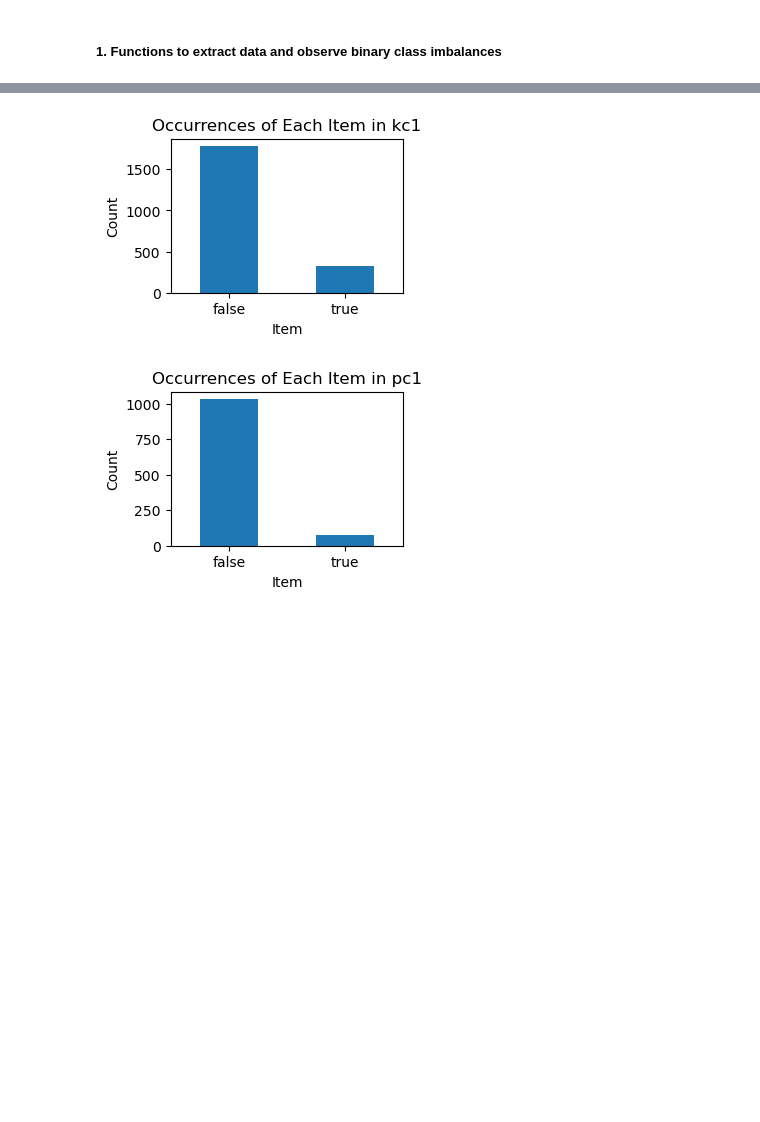
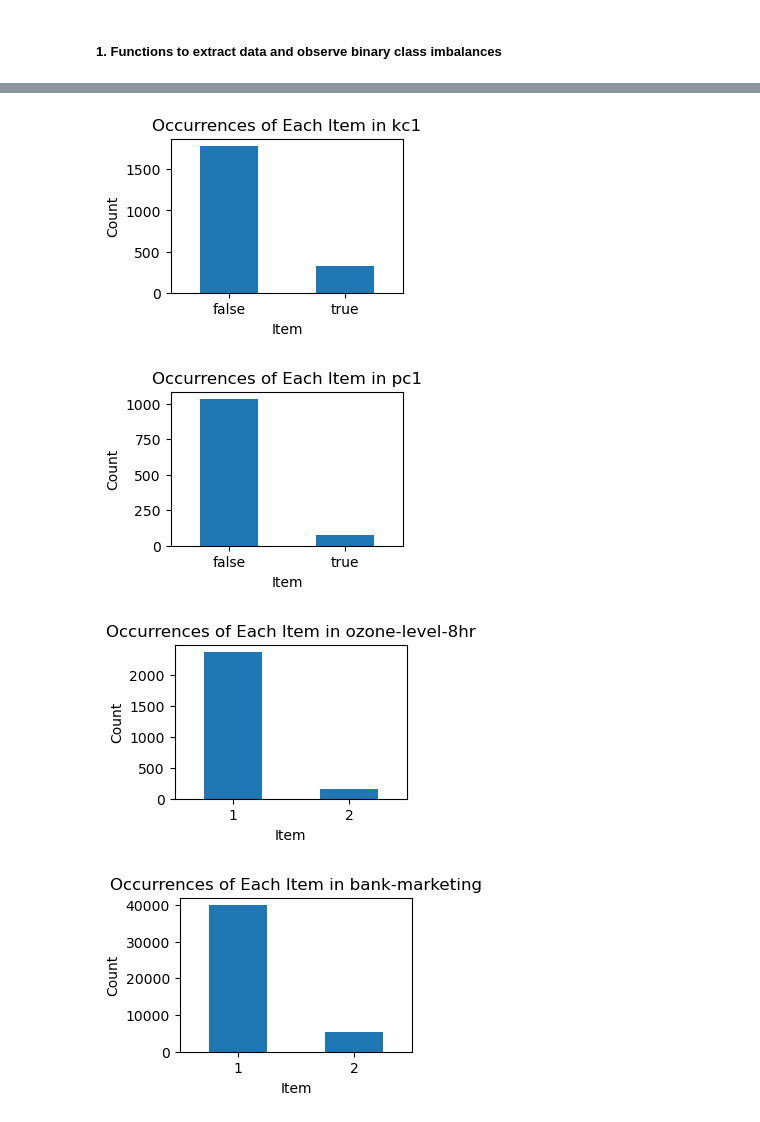
Before and after one commit to MatheusBissacot/Optimizing-KNN-with-Weights, a Jupyter notebook: standard.ipynb, the cells around one changed output, grey strips where cells are left out. Cells and saved outputs as stored; diff of their text form; code cells hidden in the pictures; blank space fills up the shorter version.

Commit message:
10 DATASETS

```diff
--- a/standard.ipynb
+++ b/standard.ipynb
@@ -64,12 +64,14 @@ def data_generation_pipeline(datasets_id):
         occurrences, dsname = item_number_per_class(dataframe, dsname)
         plot_number_of_entries_per_class(occurrences, dsname)
 # %%
-dataset_id_list = [31, 1464, 1063, 1067, 1068]
+dataset_id_list = [31, 1464, 1063, 1067, 1068, 1487, 1461, 38, 40994, 40978]
 
 data_generation_pipeline(dataset_id_list)
 # %% [output]
 [figure]
 [figure]
 [figure]
 [figure]
 [figure]
+[figure, added]
+[figure, added]
```
Also changed, not shown: parts of 1 cell of this notebook.
